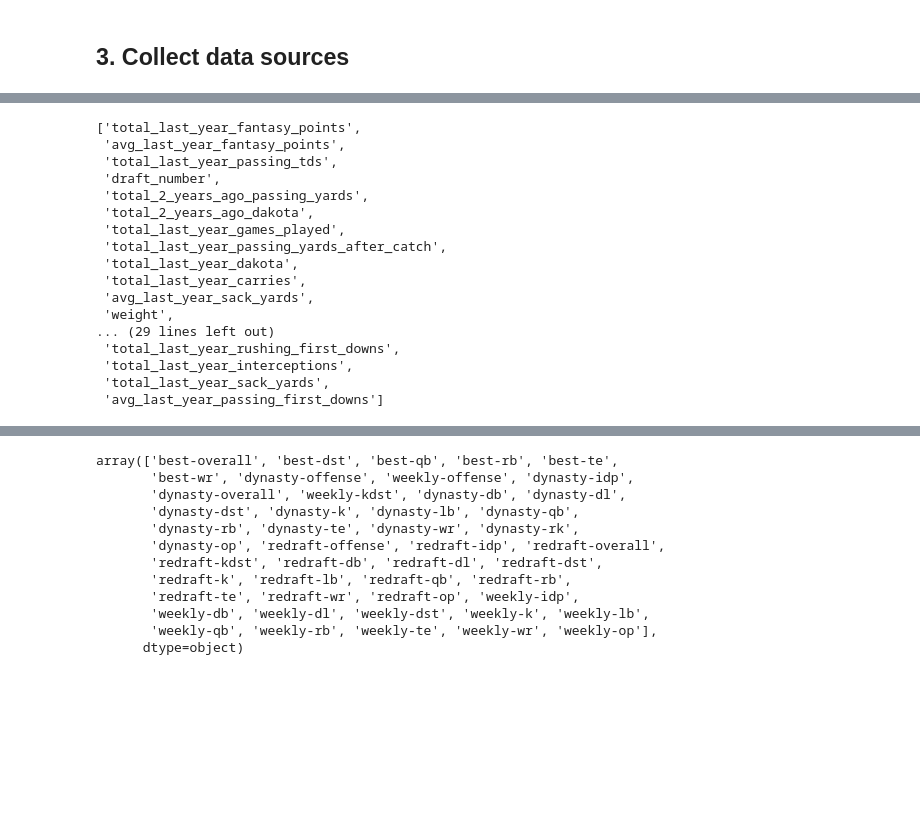
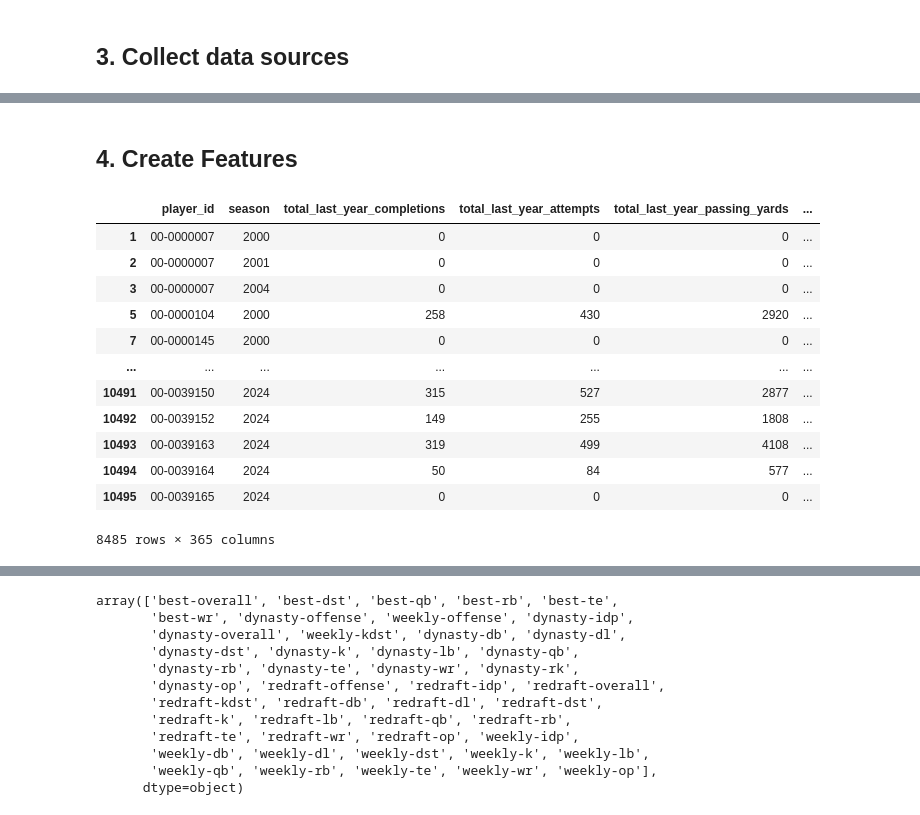
Before and after one commit to theedgepredictor/research, a Jupyter notebook: research_spikes/nfl_feature_store.ipynb, the cells around one changed output, grey strips where cells are left out. Cells and saved outputs as stored; diff of their text form; code cells hidden in the pictures; blank space fills up the shorter version.

```diff
--- a/research_spikes/nfl_feature_store.ipynb
+++ b/research_spikes/nfl_feature_store.ipynb
@@ -341,20 +47,0 @@ test_df
-# %%
-list(feature_importance_df.feature.values[0:45])
-# %% [output]
-['total_last_year_fantasy_points',
- 'avg_last_year_fantasy_points',
- 'total_last_year_passing_tds',
- 'draft_number',
- 'total_2_years_ago_passing_yards',
- 'total_2_years_ago_dakota',
- 'total_last_year_games_played',
- 'total_last_year_passing_yards_after_catch',
- 'total_last_year_dakota',
- 'total_last_year_carries',
- 'avg_last_year_sack_yards',
- 'weight',
-... (29 lines left out)
- 'total_last_year_rushing_first_downs',
- 'total_last_year_interceptions',
- 'total_last_year_sack_yards',
- 'avg_last_year_passing_first_downs']
@@ -360,0 +51,2 @@ list(feature_importance_df.feature.values[0:45])
+# %% [markdown]
+## 4. Create Features
@@ -360,0 +412,40 @@ list(feature_importance_df.feature.values[0:45])
+# %%
+import os
+import pyarrow as pa
+from typing import List
+def get_dataframe(path: str, columns: List = None):
+    """
+    Read a DataFrame from a parquet file.
+
+    Args:
+        path (str): Path to the parquet file.
+        columns (List): List of columns to select (default is None).
+
+    Returns:
+        pd.DataFrame: Read DataFrame.
+    """
+    try:
+        return pd.read_parquet(path, engine='pyarrow', dtype_backend='numpy_nullable', columns=columns)
+    except Exception as e:
+        print(e)
+        return pd.DataFrame()
+root_path = '../data/feature_store'
+
+fs_type_path = 'player/season'
+fs_file_name = 'fs.parquet'
+path = f"{root_path}/{fs_type_path}/{fs_file_name}"
+fs_df = get_dataframe(path)
+# %% [output]
+|  | player_id | season | total_last_year_completions | total_last_year_attempts | total_last_year_passing_yards | ... |
+| 1 | 00-0000007 | 2000 | 0 | 0 | 0 | ... |
+| 2 | 00-0000007 | 2001 | 0 | 0 | 0 | ... |
+| 3 | 00-0000007 | 2004 | 0 | 0 | 0 | ... |
+| 5 | 00-0000104 | 2000 | 258 | 430 | 2920 | ... |
+| 7 | 00-0000145 | 2000 | 0 | 0 | 0 | ... |
+| ... | ... | ... | ... | ... | ... | ... |
+| 10491 | 00-0039150 | 2024 | 315 | 527 | 2877 | ... |
+| 10492 | 00-0039152 | 2024 | 149 | 255 | 1808 | ... |
+| 10493 | 00-0039163 | 2024 | 319 | 499 | 4108 | ... |
+| 10494 | 00-0039164 | 2024 | 50 | 84 | 577 | ... |
+| 10495 | 00-0039165 | 2024 | 0 | 0 | 0 | ... |
+8485 rows × 365 columns
```
Also changed, not shown: parts of 12 cells of this notebook, 1 other file.
